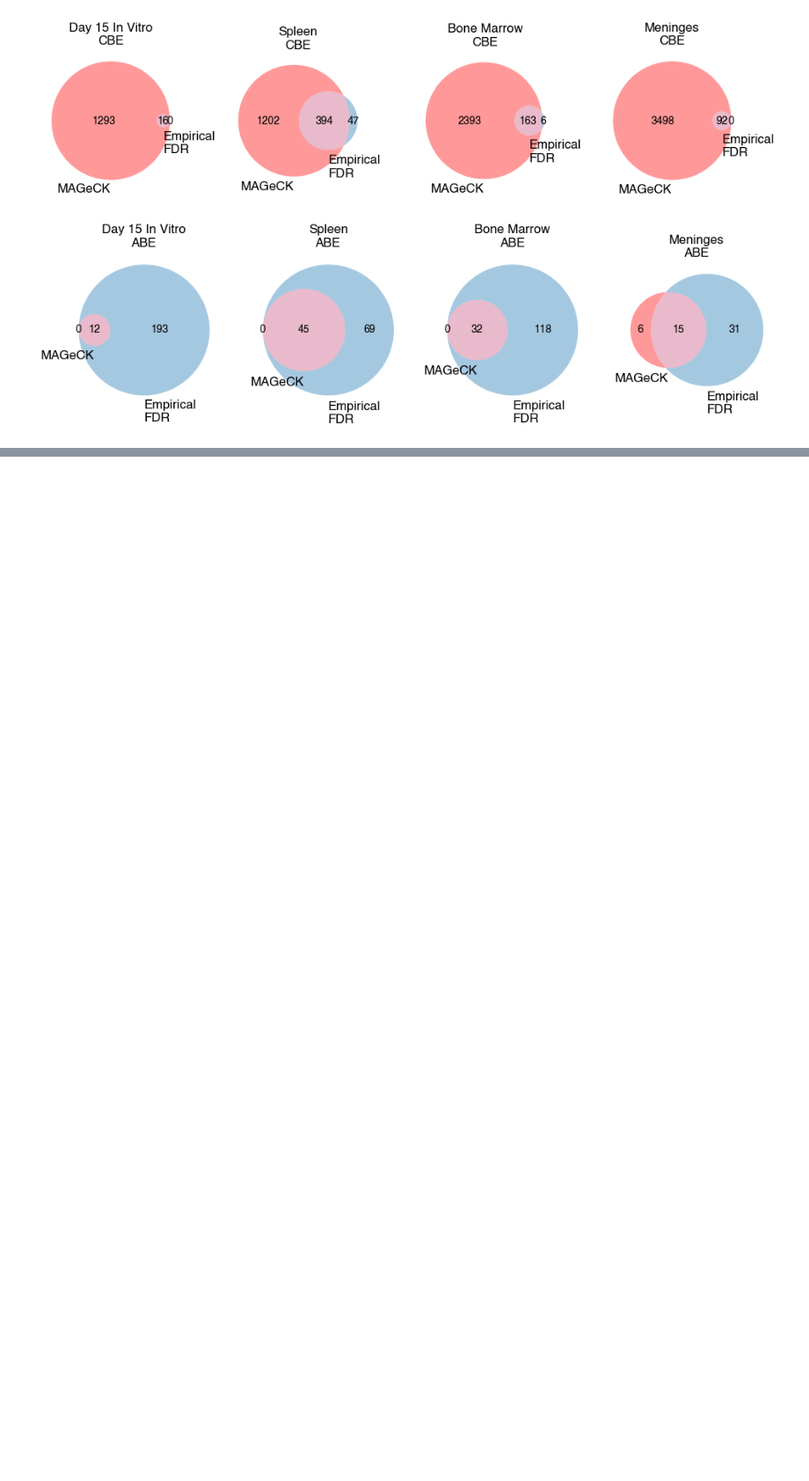
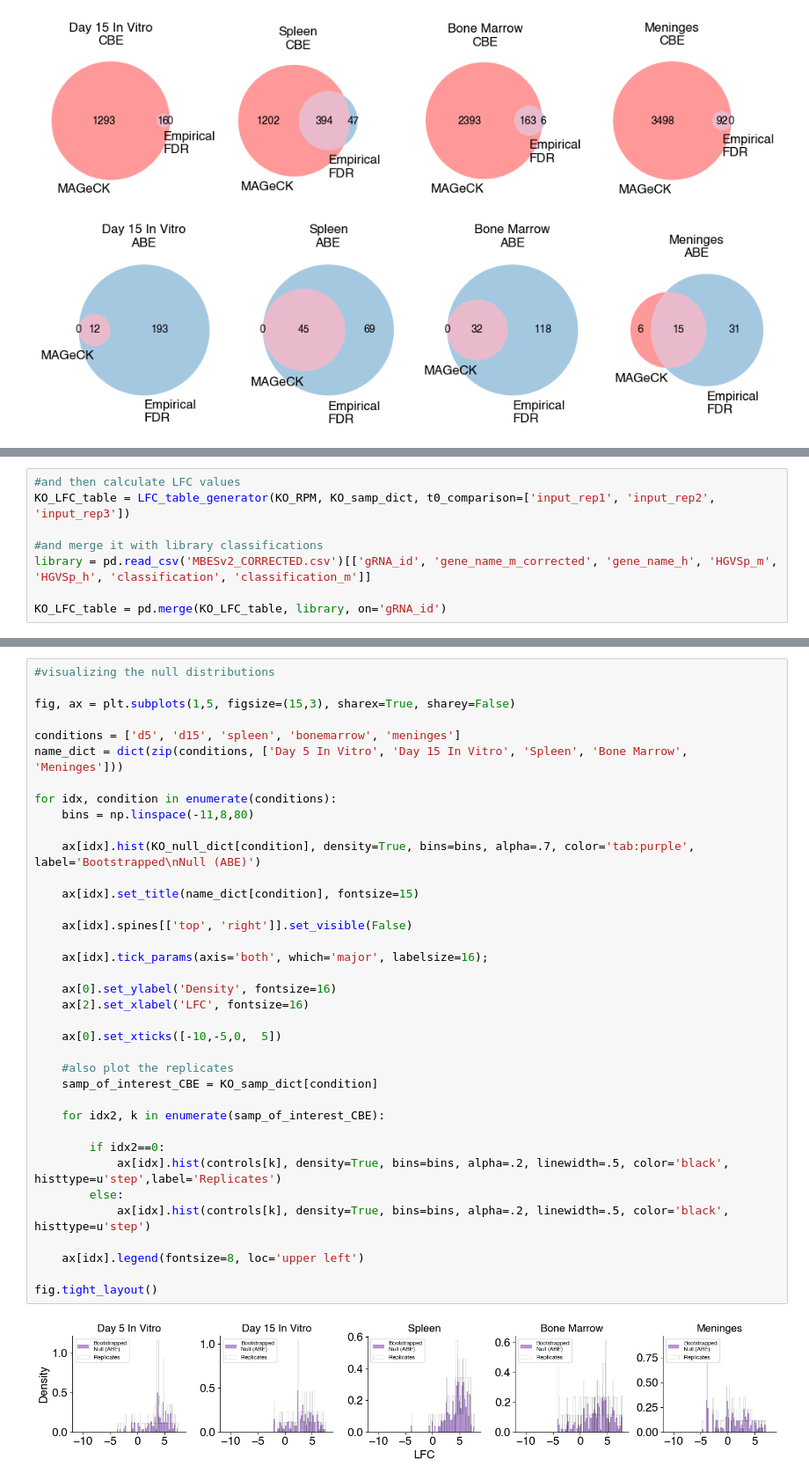
Before and after one commit to samgould2/B-ALL-in-vivo-base-editing, a Jupyter notebook: empirical_FDR_LFC.ipynb, the cells around one changed output, grey strips where cells are left out. Shown at 88% size. Drawn from its saved outputs; the diff is of its cells as text; blank space fills up the shorter version.

```diff
--- a/empirical_FDR_LFC.ipynb
+++ b/empirical_FDR_LFC.ipynb
@@ -481,0 +528,8 @@ fig.tight_layout()
+# %%
+#and then calculate LFC values
+KO_LFC_table = LFC_table_generator(KO_RPM, KO_samp_dict, t0_comparison=['input_rep1', 'input_rep2', 'input_rep3'])
+
+#and merge it with library classifications
+library = pd.read_csv('MBESv2_CORRECTED.csv')[['gRNA_id', 'gene_name_m_corrected', 'gene_name_h', 'HGVSp_m', 'HGVSp_h', 'classification', 'classification_m']]
+
+KO_LFC_table = pd.merge(KO_LFC_table, library, on='gRNA_id')
@@ -481,0 +562,39 @@ fig.tight_layout()
+# %%
+#visualizing the null distributions
+
+fig, ax = plt.subplots(1,5, figsize=(15,3), sharex=True, sharey=False)
+
+conditions = ['d5', 'd15', 'spleen', 'bonemarrow', 'meninges']
+name_dict = dict(zip(conditions, ['Day 5 In Vitro', 'Day 15 In Vitro', 'Spleen', 'Bone Marrow', 'Meninges']))
+
+for idx, condition in enumerate(conditions):
+    bins = np.linspace(-11,8,80)
+
+    ax[idx].hist(KO_null_dict[condition], density=True, bins=bins, alpha=.7, color='tab:purple', label='Bootstrapped\nNull (ABE)')
+
+    ax[idx].set_title(name_dict[condition], fontsize=15)
+
+    ax[idx].spines[['top', 'right']].set_visible(False)
+
+    ax[idx].tick_params(axis='both', which='major', labelsize=16);
+
+    ax[0].set_ylabel('Density', fontsize=16)
+    ax[2].set_xlabel('LFC', fontsize=16)
+
+    ax[0].set_xticks([-10,-5,0,  5])
+
+    #also plot the replicates
+    samp_of_interest_CBE = KO_samp_dict[condition]
+
+    for idx2, k in enumerate(samp_of_interest_CBE):
+
+        if idx2==0:
+            ax[idx].hist(controls[k], density=True, bins=bins, alpha=.2, linewidth=.5, color='black', histtype=u'step',label='Replicates')
+        else:
+            ax[idx].hist(controls[k], density=True, bins=bins, alpha=.2, linewidth=.5, color='black', histtype=u'step')
+
+    ax[idx].legend(fontsize=8, loc='upper left')
+
+fig.tight_layout()
+# %% [output]
+[figure, added]
```
Also changed, not shown: parts of 8 cells of this notebook, 27 other files.
